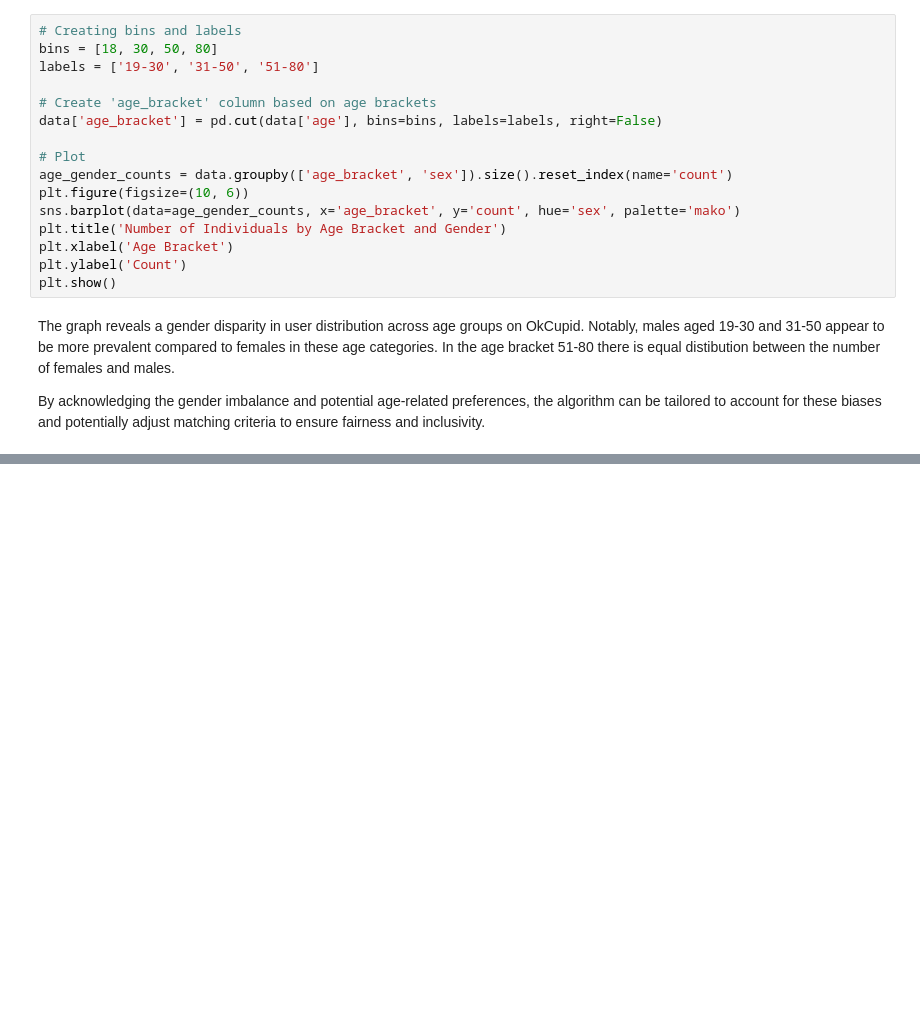
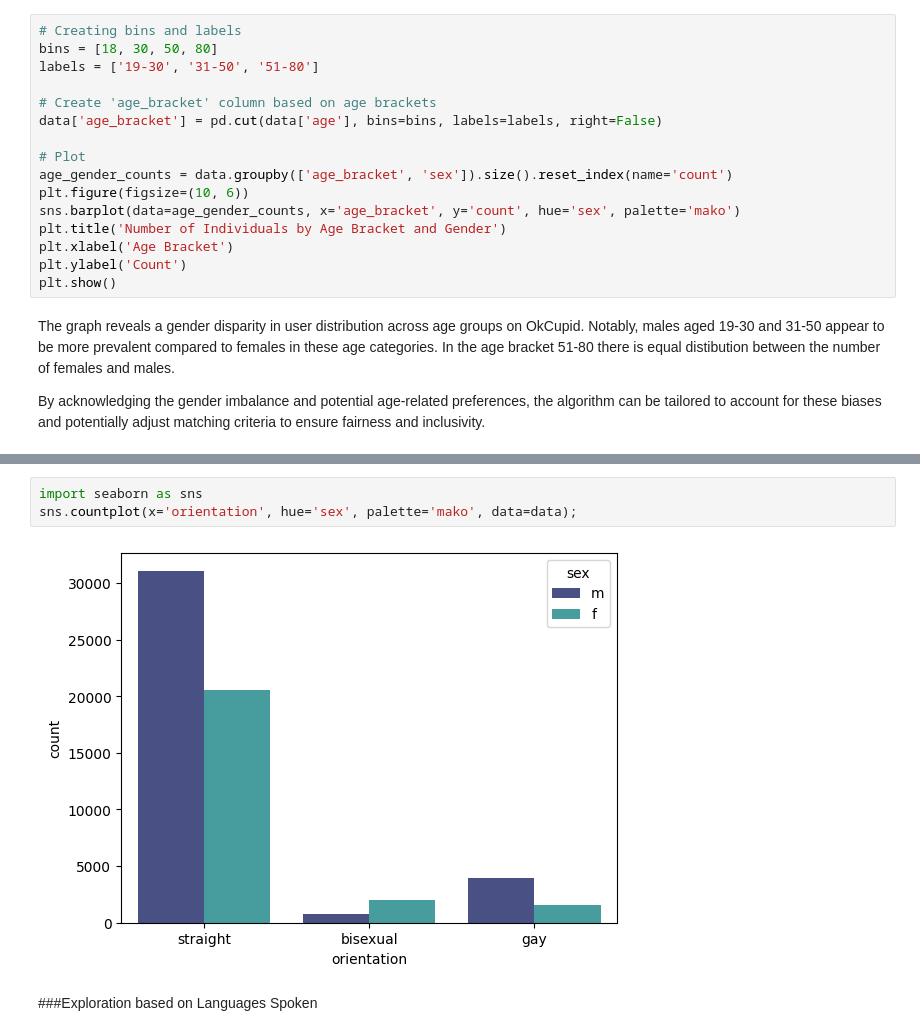
Before and after one commit to Parita2442/OkCupid-NLP-and-Recommendation-Algorithm, a Jupyter notebook: 1.ipynb, the cells around one changed output, grey strips where cells are left out. Saved outputs shown, nothing was run; the diff lists cells and outputs as text; blank space fills up the shorter version.

```diff
--- a/1.ipynb
+++ b/1.ipynb
@@ -581,0 +645,7 @@ By acknowledging the gender imbalance and potential age-related preferences, the
+# %%
+import seaborn as sns
+sns.countplot(x='orientation', hue='sex', palette='mako', data=data);
+# %% [output]
+[figure, added]
+# %% [markdown]
+###Exploration based on Languages Spoken
```
Also changed, not shown: parts of 14 cells of this notebook.
